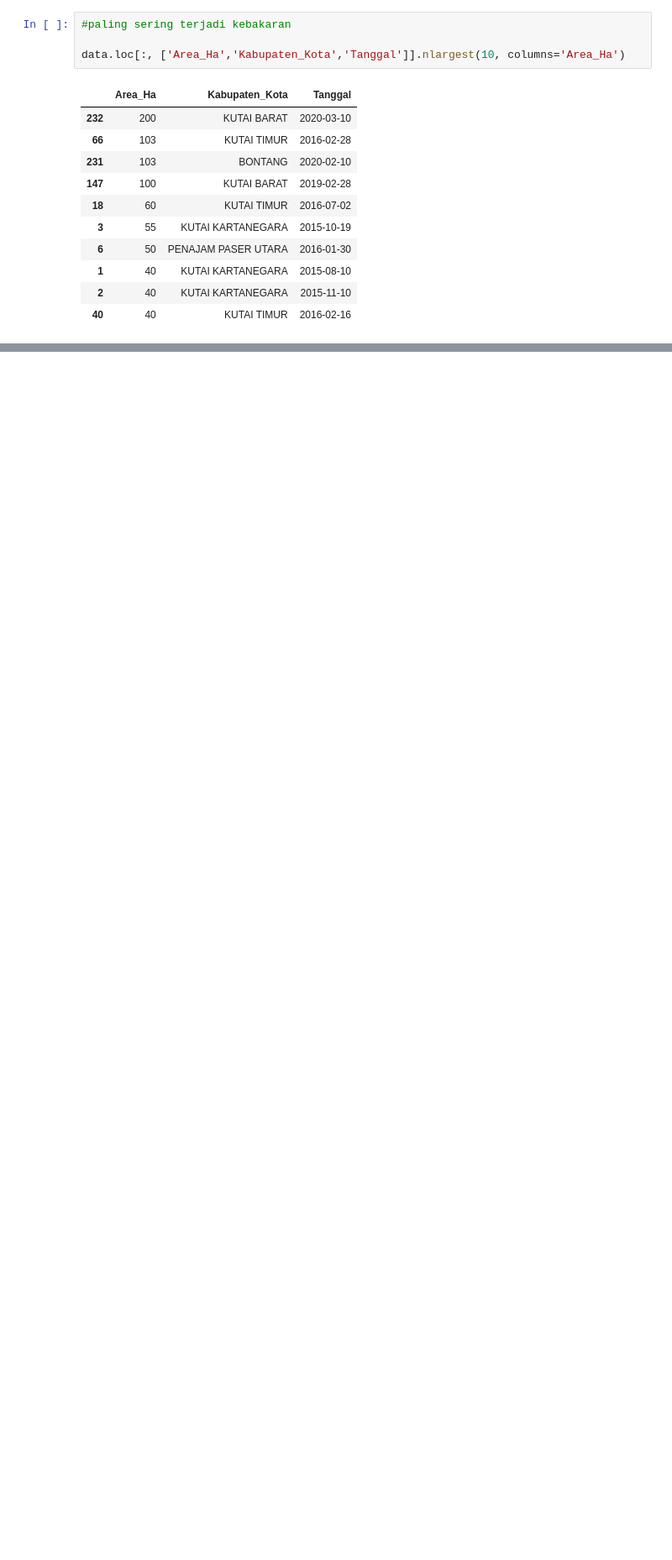
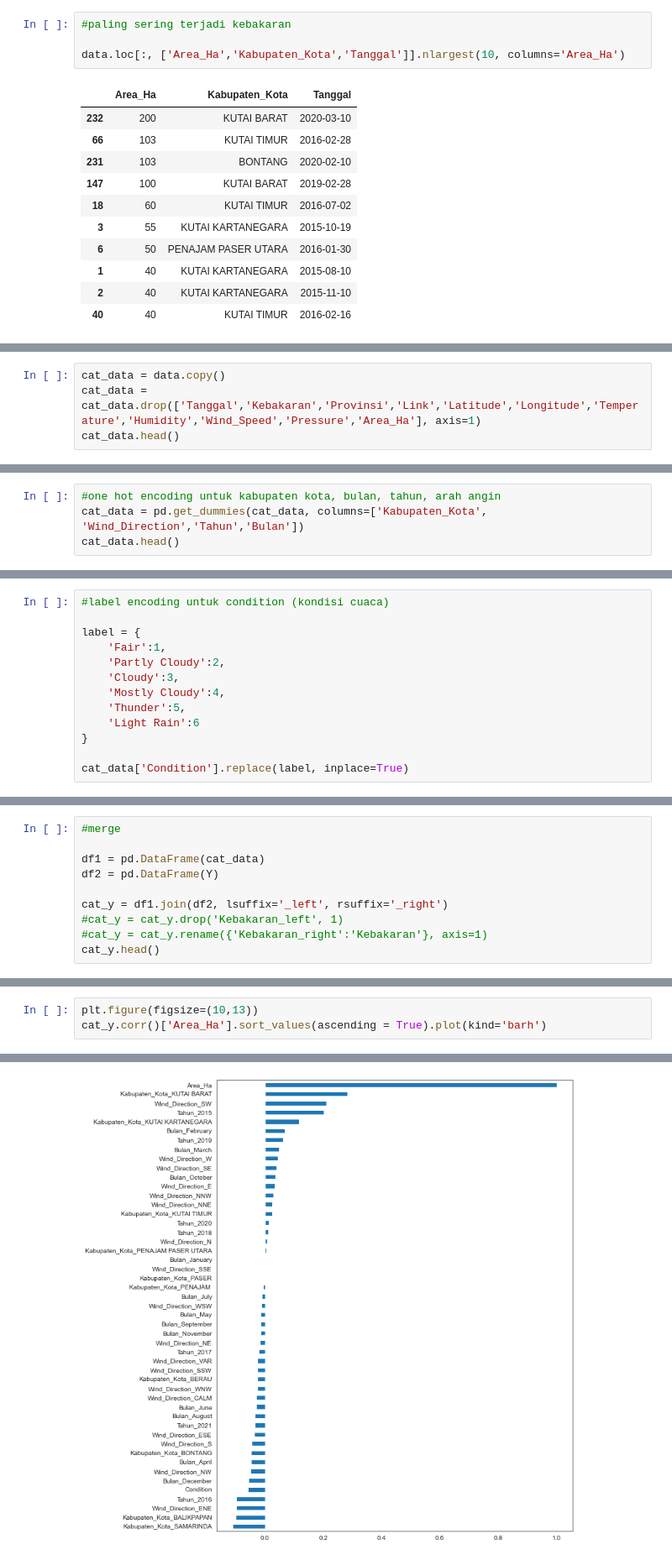
Before and after one commit to FathurRchmn/kebakaran-hutan, a Jupyter notebook: Kebakaran Hutan Lahan Kalimantan Timur-checkpoint.ipynb, the cells around one changed output, grey strips where cells are left out. Shown: that part at 84% size. Cells and saved outputs as stored; diff of their text form; blank space fills up the shorter version.

```diff
--- a/Kebakaran Hutan Lahan Kalimantan Timur-checkpoint.ipynb
+++ b/Kebakaran Hutan Lahan Kalimantan Timur-checkpoint.ipynb
@@ -234,0 +332,4 @@ data.loc[:, ['Area_Ha','Kabupaten_Kota','Tanggal']].nlargest(10, columns='Area_H
+# %%
+cat_data = data.copy()
+cat_data = cat_data.drop(['Tanggal','Kebakaran','Provinsi','Link','Latitude','Longitude','Temperature','Humidity','Wind_Speed','Pressure','Area_Ha'], axis=1)
+cat_data.head()
@@ -234,0 +343,4 @@ data.loc[:, ['Area_Ha','Kabupaten_Kota','Tanggal']].nlargest(10, columns='Area_H
+# %%
+#one hot encoding untuk kabupaten kota, bulan, tahun, arah angin
+cat_data = pd.get_dummies(cat_data, columns=['Kabupaten_Kota', 'Wind_Direction','Tahun','Bulan'])
+cat_data.head()
@@ -234,0 +354,13 @@ data.loc[:, ['Area_Ha','Kabupaten_Kota','Tanggal']].nlargest(10, columns='Area_H
+# %%
+#label encoding untuk condition (kondisi cuaca)
+
+label = {
+    'Fair':1,
+    'Partly Cloudy':2,
+    'Cloudy':3,
+    'Mostly Cloudy':4,
+    'Thunder':5,
+    'Light Rain':6
+}
+
+cat_data['Condition'].replace(label, inplace=True)
@@ -234,0 +377,10 @@ data.loc[:, ['Area_Ha','Kabupaten_Kota','Tanggal']].nlargest(10, columns='Area_H
+# %%
+#merge
+
+df1 = pd.DataFrame(cat_data)
+df2 = pd.DataFrame(Y)
+
+cat_y = df1.join(df2, lsuffix='_left', rsuffix='_right')
+#cat_y = cat_y.drop('Kebakaran_left', 1)
+#cat_y = cat_y.rename({'Kebakaran_right':'Kebakaran'}, axis=1)
+cat_y.head()
@@ -234,0 +394,4 @@ data.loc[:, ['Area_Ha','Kabupaten_Kota','Tanggal']].nlargest(10, columns='Area_H
+# %%
+plt.figure(figsize=(10,13))
+cat_y.corr()['Area_Ha'].sort_values(ascending = True).plot(kind='barh')
+# %% [output]
@@ -234,0 +399 @@ data.loc[:, ['Area_Ha','Kabupaten_Kota','Tanggal']].nlargest(10, columns='Area_H
+[figure, added]
```
Also changed, not shown: parts of 46 cells of this notebook.
